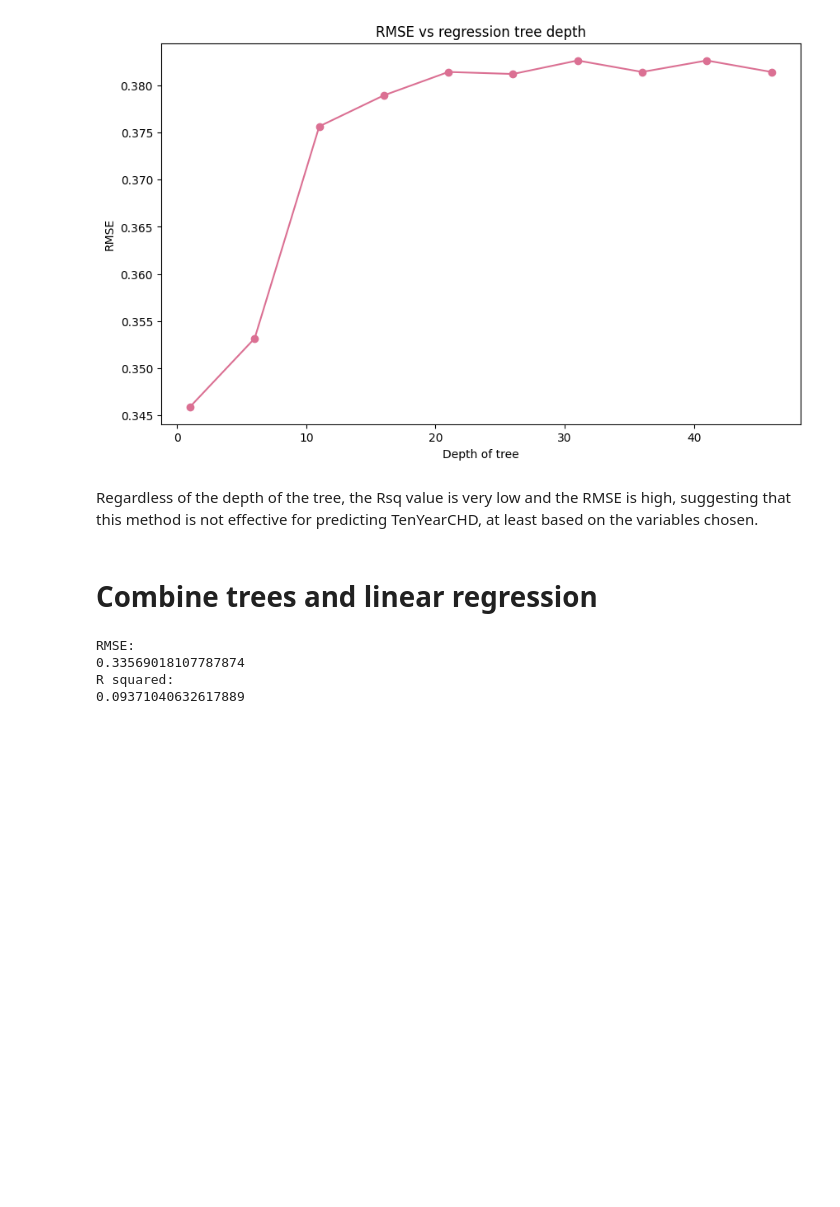
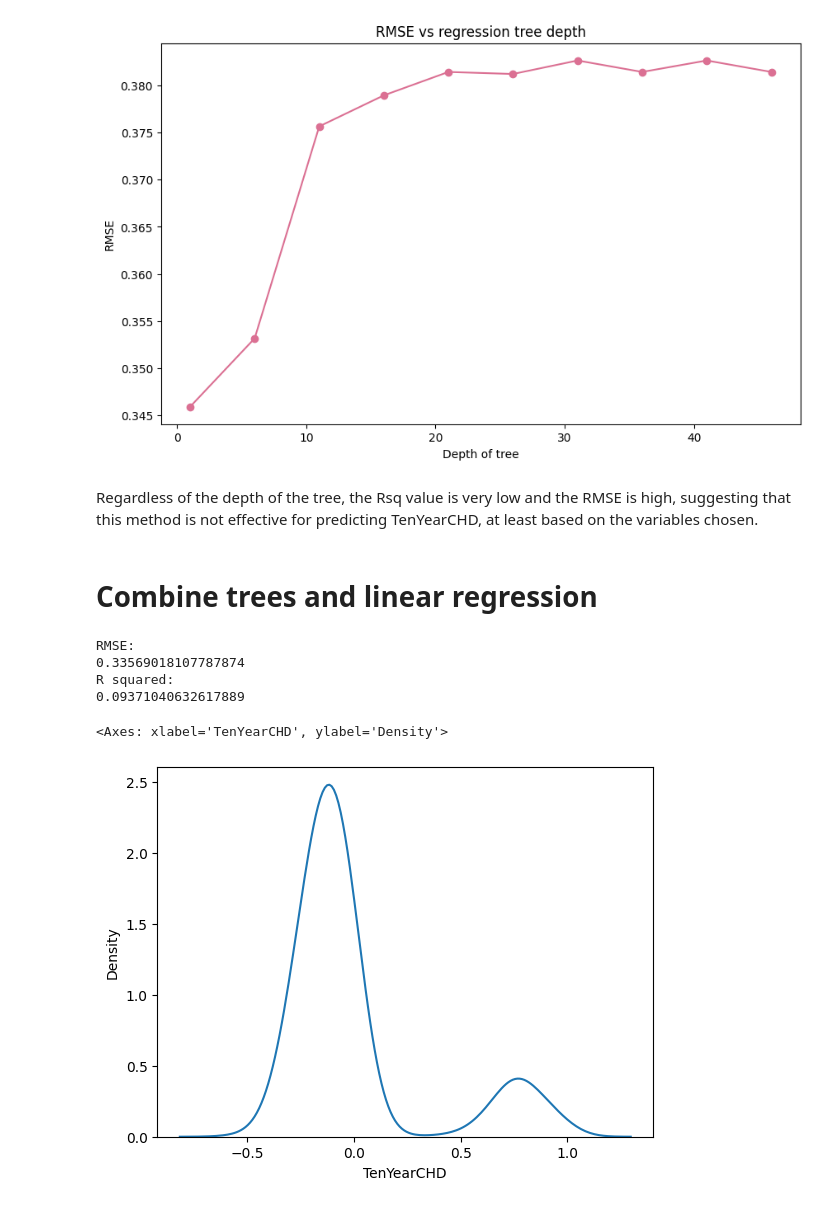
Before and after one commit to Catherine-Nguyen88/project_chd, a Jupyter notebook: chd_Isabella's_part.ipynb, the cells around one changed output. Saved outputs shown, nothing was run; the diff lists cells and outputs as text; code cells hidden in the pictures; blank space fills up the shorter version.

```diff
--- a/chd_Isabella's_part.ipynb
+++ b/chd_Isabella's_part.ipynb
@@ -340,3 +341,8 @@ RMSE:
 0.33569018107787874
 R squared:
 0.09371040632617889
+# %%
+sns.kdeplot(y_test - lin_pred ) # Residual plot
+# %% [output]
+<Axes: xlabel='TenYearCHD', ylabel='Density'>
+[figure, added]
```
Also changed, not shown: parts of 9 cells of this notebook.
